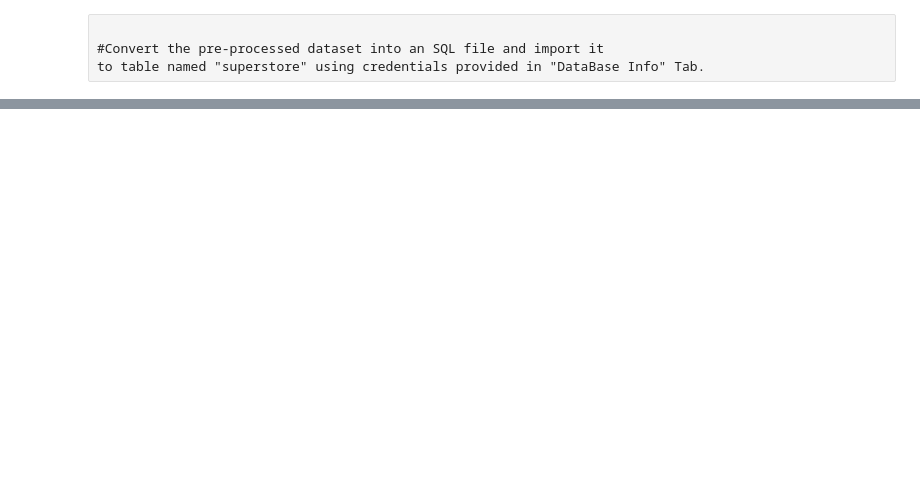
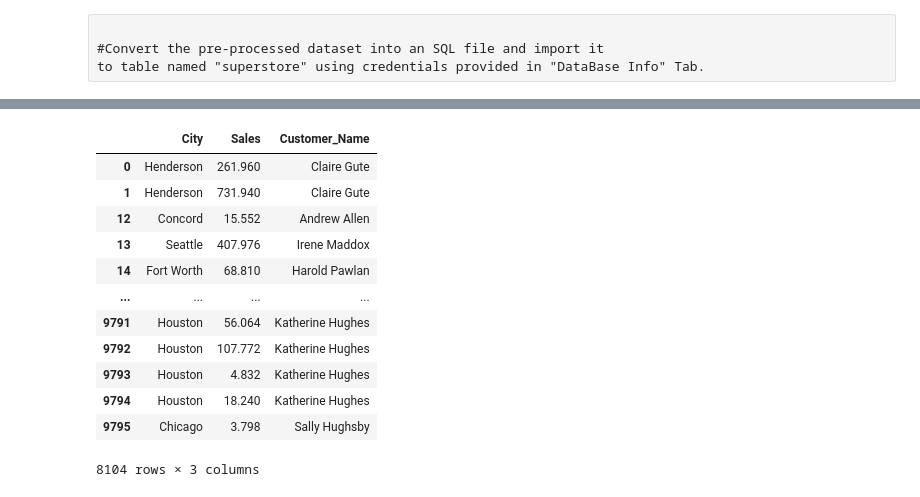
Before and after one commit to MittalMonika/Superstone, a Jupyter notebook: preprocessing.ipynb, the cells around one changed output, grey strips where cells are left out. Cells and saved outputs as stored; diff of their text form; code cells hidden in the pictures; blank space fills up the shorter version.

```diff
--- a/preprocessing.ipynb
+++ b/preprocessing.ipynb
@@ -236,0 +219,4 @@ sql_string = 'SELECT * FROM superstore'
+# %%
+df['same_day'] =df['Order_Date']==df['Ship_Date']
+df['same_day'].value_counts()
+df['same_day'].value_counts()*100/df.shape[0]
@@ -236,0 +316,17 @@ sql_string = 'SELECT * FROM superstore'
+# %%
+df_new = df[['City', 'Sales','Customer_Name']]
+df_new
+# %% [output]
+|  | City | Sales | Customer_Name |
+| 0 | Henderson | 261.960 | Claire Gute |
+| 1 | Henderson | 731.940 | Claire Gute |
+| 12 | Concord | 15.552 | Andrew Allen |
+| 13 | Seattle | 407.976 | Irene Maddox |
+| 14 | Fort Worth | 68.810 | Harold Pawlan |
+| ... | ... | ... | ... |
+| 9791 | Houston | 56.064 | Katherine Hughes |
+| 9792 | Houston | 107.772 | Katherine Hughes |
+| 9793 | Houston | 4.832 | Katherine Hughes |
+| 9794 | Houston | 18.240 | Katherine Hughes |
+| 9795 | Chicago | 3.798 | Sally Hughsby |
+8104 rows × 3 columns
```
Also changed, not shown: parts of 38 cells of this notebook, 1 other file.
